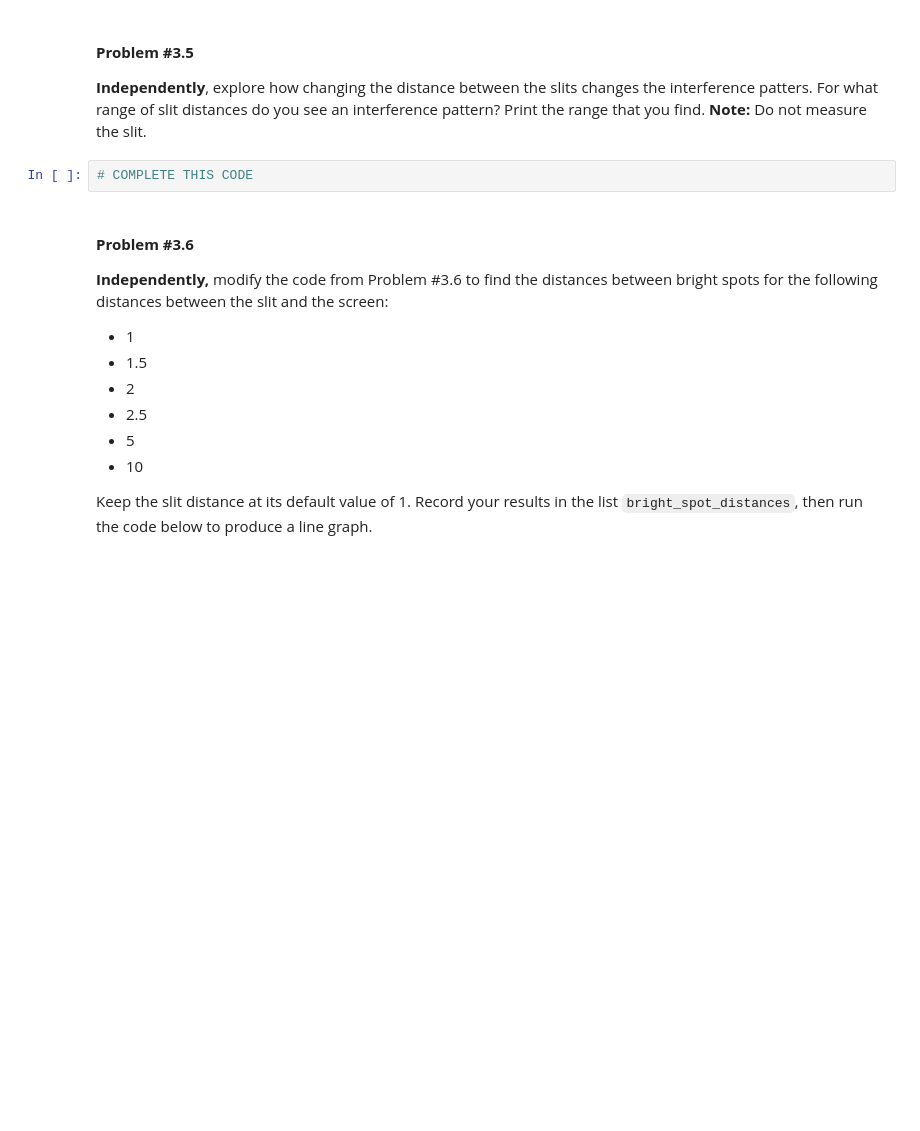
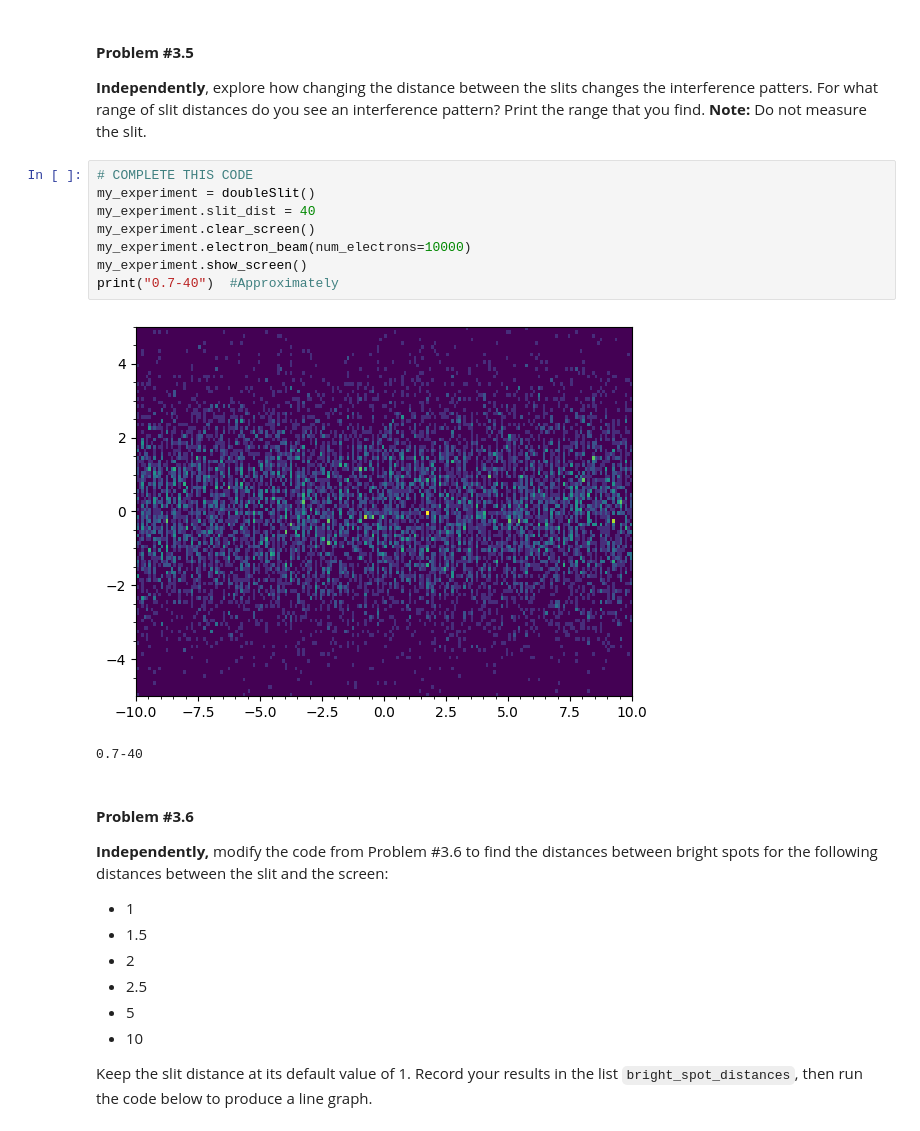
Before and after one commit to jyotiraj-code/qubitxqubit, a Jupyter notebook: QxQ_YLC_Week_4_Lab_[Jyotiraj].ipynb, the cells around one changed output. Saved outputs shown, nothing was run; the diff lists cells and outputs as text; blank space fills up the shorter version.

```diff
--- a/QxQ_YLC_Week_4_Lab_[Jyotiraj].ipynb
+++ b/QxQ_YLC_Week_4_Lab_[Jyotiraj].ipynb
@@ -388,8 +386,17 @@ my_experiment.show_screen()
 # %% [markdown]
 #### **Problem #3.5**
 **Independently**, explore how changing the distance between the slits changes the interference patters. For what range of slit distances do you see an interference pattern? Print the range that you find. **Note:** Do not measure the slit.
-# %%
-# COMPLETE THIS CODE
+# %%
+# COMPLETE THIS CODE
+my_experiment = doubleSlit()
+my_experiment.slit_dist = 40
+my_experiment.clear_screen()
+my_experiment.electron_beam(num_electrons=10000)
+my_experiment.show_screen()
+print("0.7-40")  #Approximately
+# %% [output]
+[figure, added]
+0.7-40
 # %% [markdown]
 #### **Problem #3.6**
 **Independently,** modify the code from Problem #3.6 to find the distances between bright spots for the following distances between the slit and the screen:
```
Also changed, not shown: parts of 14 cells of this notebook.
